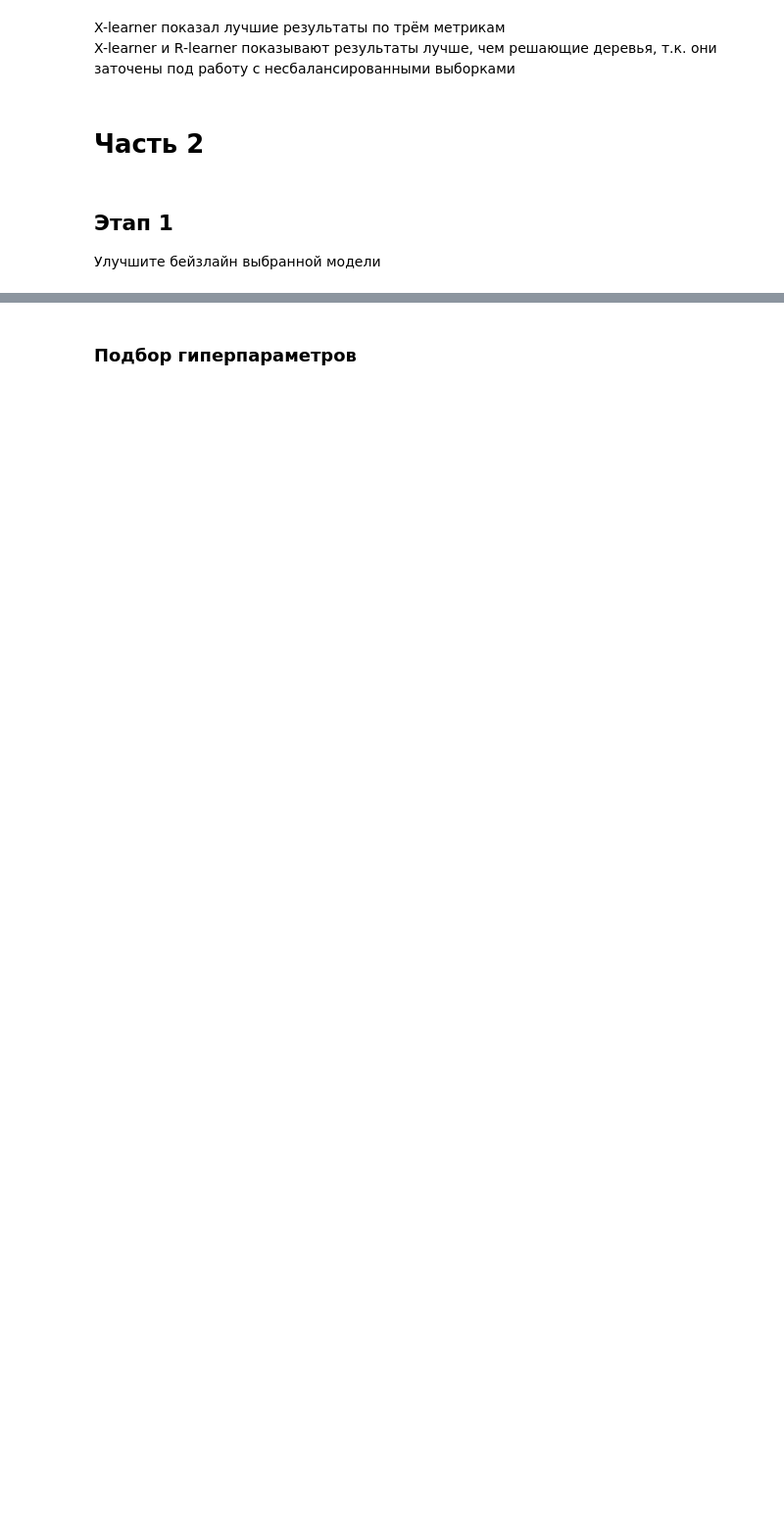
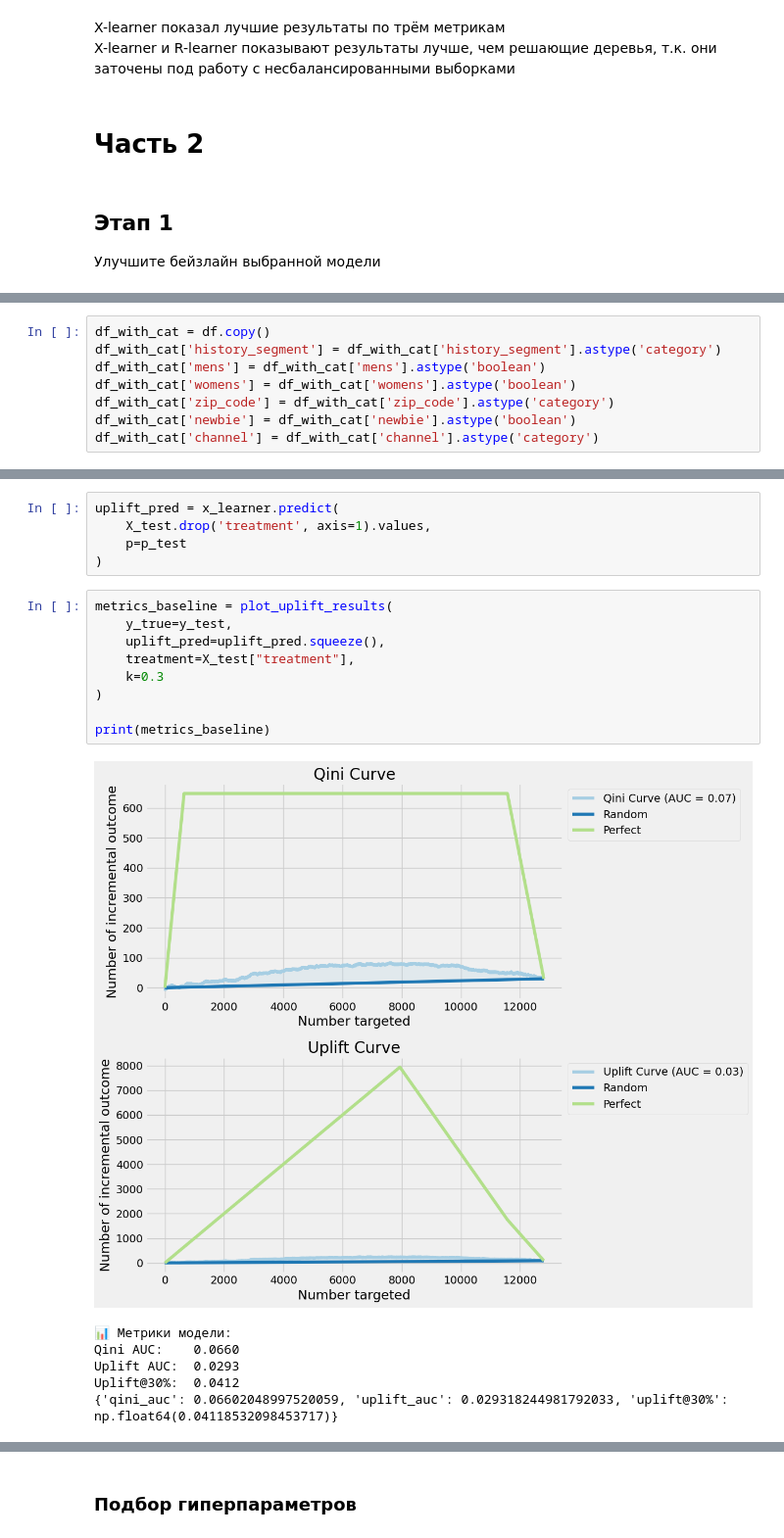
Before and after one commit to NikolayWTF/mle-uplift-final-project, a Jupyter notebook: final_project_template.ipynb, the cells around one changed output, grey strips where cells are left out. Shown at 98% size. Cells and saved outputs as stored; diff of their text form; blank space fills up the shorter version.

```diff
--- a/final_project_template.ipynb
+++ b/final_project_template.ipynb
@@ -573,0 +509,8 @@ X-learner и R-learner показывают результаты лучше, ч
+# %%
+df_with_cat = df.copy()
+df_with_cat['history_segment'] = df_with_cat['history_segment'].astype('category')
+df_with_cat['mens'] = df_with_cat['mens'].astype('boolean')
+df_with_cat['womens'] = df_with_cat['womens'].astype('boolean')
+df_with_cat['zip_code'] = df_with_cat['zip_code'].astype('category')
+df_with_cat['newbie'] = df_with_cat['newbie'].astype('boolean')
+df_with_cat['channel'] = df_with_cat['channel'].astype('category')
@@ -573,0 +613,21 @@ X-learner и R-learner показывают результаты лучше, ч
+# %%
+uplift_pred = x_learner.predict(
+    X_test.drop('treatment', axis=1).values,
+    p=p_test
+)
+# %%
+metrics_baseline = plot_uplift_results(
+    y_true=y_test,
+    uplift_pred=uplift_pred.squeeze(),
+    treatment=X_test["treatment"],
+    k=0.3
+)
+
+print(metrics_baseline)
+# %% [output]
+[figure, added]
+📊 Метрики модели:
+Qini AUC:    0.0660
+Uplift AUC:  0.0293
+Uplift@30%:  0.0412
+{'qini_auc': 0.06602048997520059, 'uplift_auc': 0.029318244981792033, 'uplift@30%': np.float64(0.04118532098453717)}
```
Also changed, not shown: parts of 32 cells of this notebook, 1 other file.
